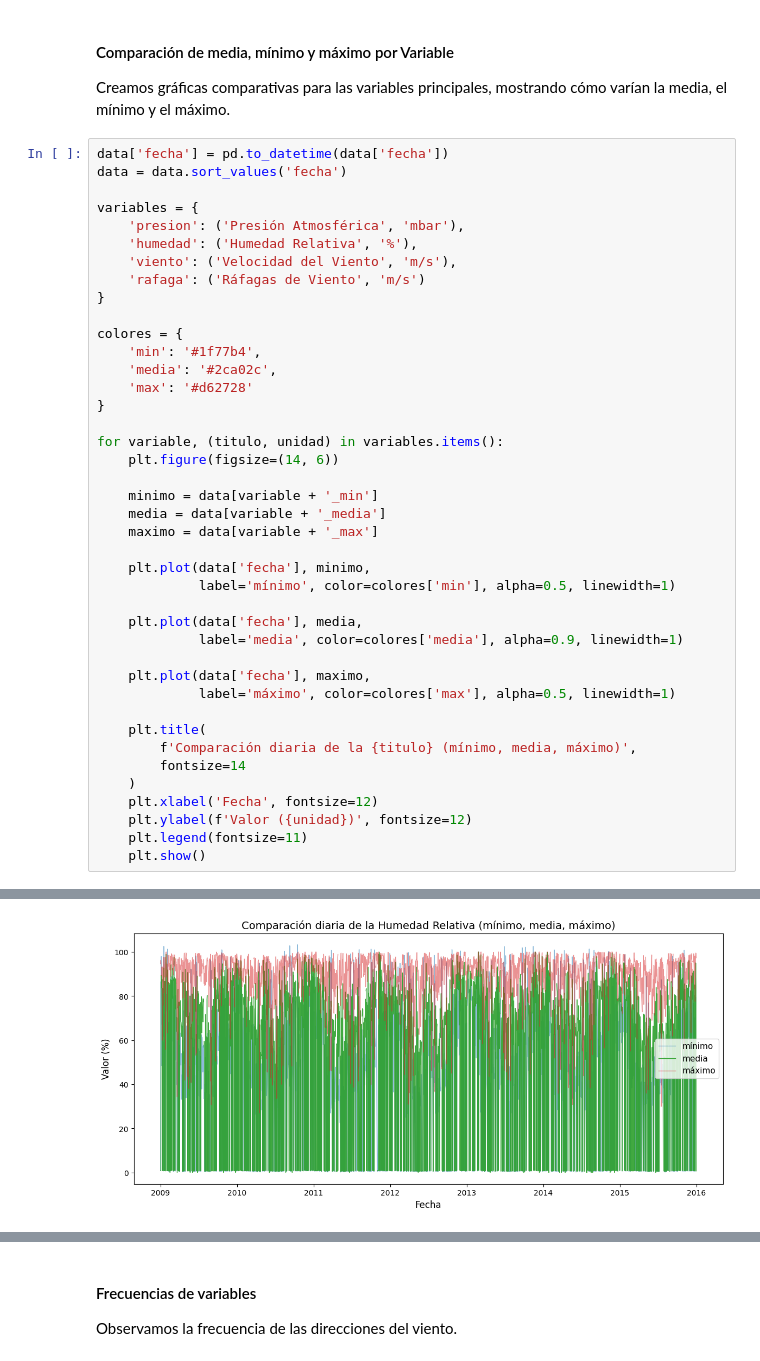
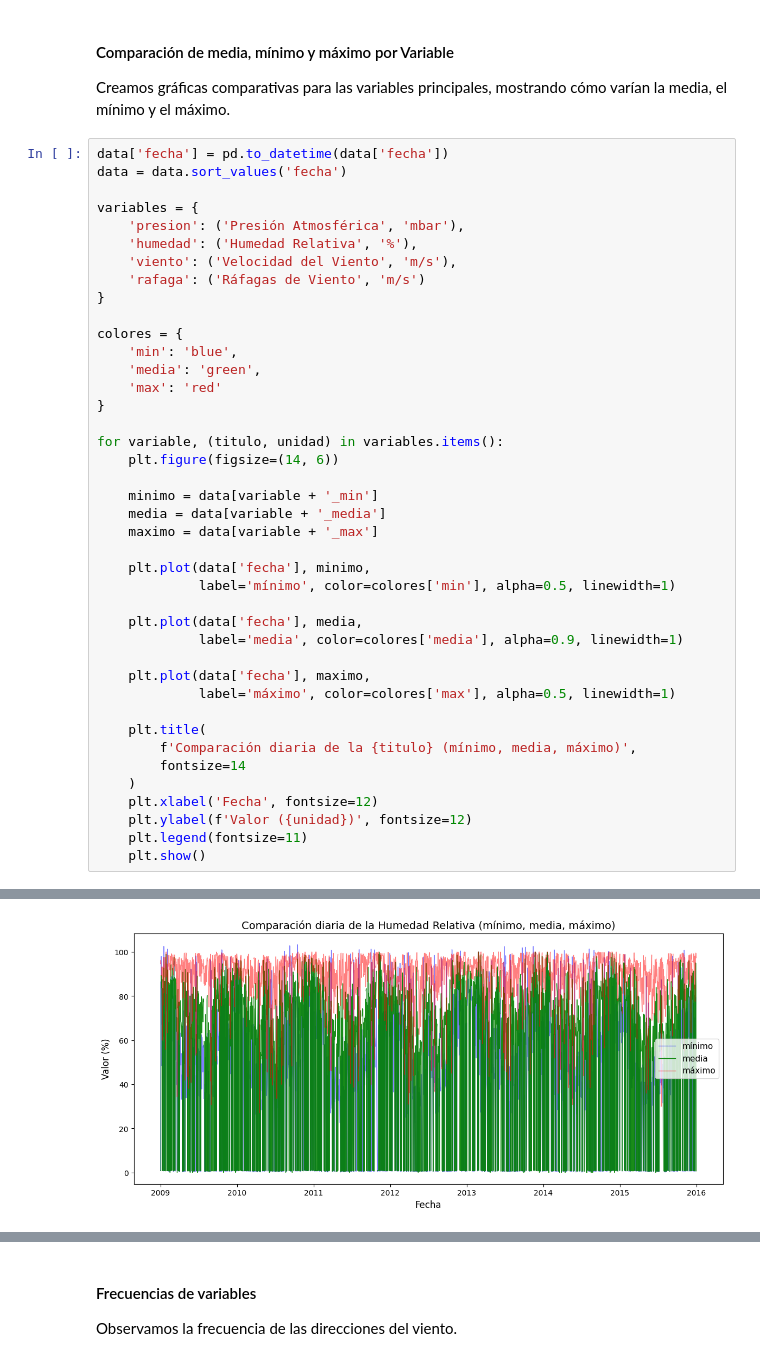
Before and after one commit to cmolina12/Laboratorio-1, a Jupyter notebook: regresion.ipynb, the cells around one changed output, grey strips where cells are left out. Cells and saved outputs as stored; diff of their text form.

```diff
--- a/regresion.ipynb
+++ b/regresion.ipynb
@@ -402,35 +405,35 @@ variables = {
 }
 
 colores = {
-    'min': '#1f77b4',
-    'media': '#2ca02c',
-    'max': '#d62728'
+    'min': 'blue',
+    'media': 'green',
+    'max': 'red'
 }
 
 for variable, (titulo, unidad) in variables.items():
     plt.figure(figsize=(14, 6))
 
     minimo = data[variable + '_min']
     media = data[variable + '_media']
     maximo = data[variable + '_max']
 
     plt.plot(data['fecha'], minimo,
              label='mínimo', color=colores['min'], alpha=0.5, linewidth=1)
 
     plt.plot(data['fecha'], media,
              label='media', color=colores['media'], alpha=0.9, linewidth=1)
 
     plt.plot(data['fecha'], maximo,
              label='máximo', color=colores['max'], alpha=0.5, linewidth=1)
 
     plt.title(
         f'Comparación diaria de la {titulo} (mínimo, media, máximo)',
         fontsize=14
     )
     plt.xlabel('Fecha', fontsize=12)
     plt.ylabel(f'Valor ({unidad})', fontsize=12)
     plt.legend(fontsize=11)
     plt.show()
 # %% [output]
 [figure]
-[figure, old version]
+[figure, new version]
```
Also changed, not shown: parts of 41 cells of this notebook.
